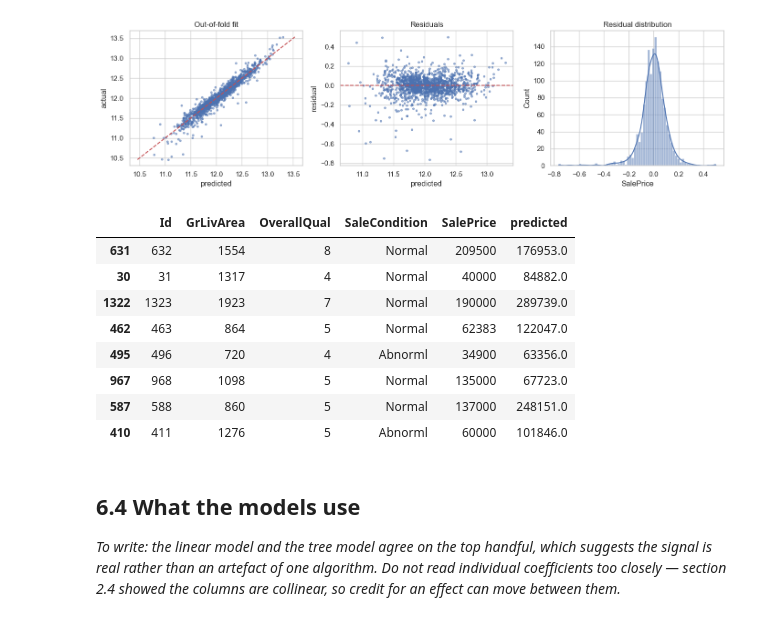
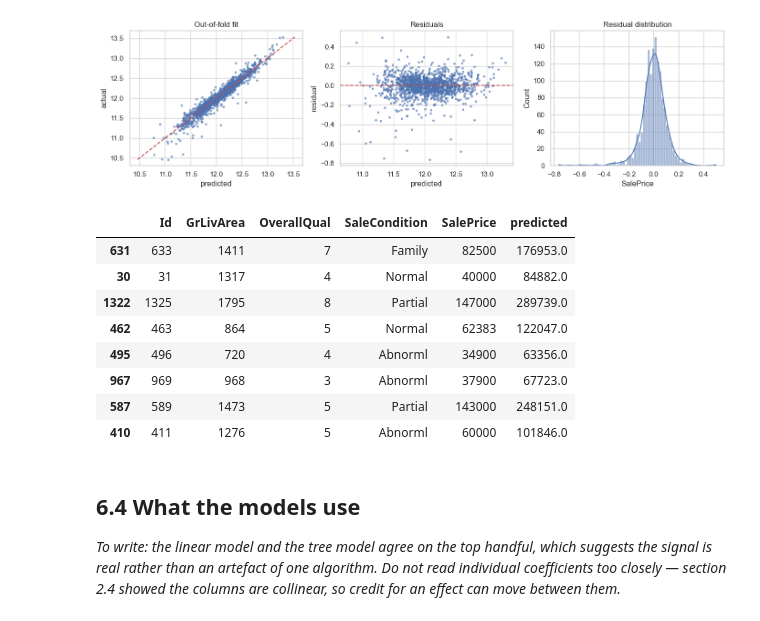
Before and after one commit to siddharthyashkukreja-cloud/smu_programming_group, a Jupyter notebook: ACCT682_Housing_prices.ipynb, the cells around one changed output. Saved outputs shown, nothing was run; the diff lists cells and outputs as text; code cells hidden in the pictures.

```diff
--- a/ACCT682_Housing_prices.ipynb
+++ b/ACCT682_Housing_prices.ipynb
@@ -193,0 +201,9 @@ Several predictors carry almost the same information. This is the reason plain O
+# %%
+# distributions of the strongest numeric predictors
+top6 = [c for c in corr.head(8).index if c != "SalePrice"][:6]
+
+fig, ax = plt.subplots(2, 3, figsize=(13, 6))
+for a, col in zip(ax.ravel(), top6):
+    sns.histplot(train[col], kde=True, ax=a)
+    a.set_title(f"{col} (skew {train[col].skew():.2f})")
+plt.tight_layout()
@@ -326,6 +359,9 @@ log1p applied to 25 columns
 
 Scaling matters for the penalised regressions and the SVR, which all compare coefficients or distances across columns; the tree models are indifferent to it. `handle_unknown="ignore"` means a category that only appears in test cannot break the model. Everything sits in a `Pipeline` so the scaler and encoder are fitted on training folds only.
 # %%
+# the rows we are keeping, for looking houses up later
+train_kept = train[keep].reset_index(drop=True)
+
 X_all = all_data.iloc[:ntrain].drop(columns=["Id"]).reset_index(drop=True)
 X_test = all_data.iloc[ntrain:].drop(columns=["Id"]).reset_index(drop=True)
 test_ids = test["Id"].values
@@ -479,0 +552,6 @@ GradientBoosting  CV RMSE = 0.1159
+# %%
+best_alpha_nn = min(mlp_oofs, key=lambda a: mean_squared_error(y, mlp_oofs[a]))
+mlp = network(best_alpha_nn)
+mlp_oof = mlp_oofs[best_alpha_nn]
+mlp_rmse = np.sqrt(mean_squared_error(y, mlp_oof))
+print(f"chosen: alpha={best_alpha_nn}  ->  CV RMSE = {mlp_rmse:.4f}")
@@ -502,0 +562,24 @@ The good models are wrong in different places, so averaging cancels part of the
+# %%
+models = {"OLS": ols_oof, "Ridge": ridge_oof, "Lasso": lasso_oof,
+          "SVR": svr_oof, "XGBoost": xgb_oof, "GradientBoosting": gbr_oof,
+          "MLP": mlp_oof}
+
+# scores Kaggle returned when we submitted each model on its own, typed in by hand
+# from the leaderboard -- these are true out-of-sample, on 1,459 houses we never see
+kaggle_lb = {"OLS": 0.13626, "Lasso": 0.12813, "SVR": 0.12644, "XGBoost": 0.13089,
+             "GradientBoosting": 0.13063, "MLP": 0.12660}
+
+results = pd.DataFrame({"model": list(models),
+                        "cv_rmse": [np.sqrt(mean_squared_error(y, p)) for p in models.values()]})
+results["kaggle_lb"] = results.model.map(kaggle_lb)
+results["gap"] = results.kaggle_lb - results.cv_rmse
+
+# the leaderboard is the score that counts, so lead with it
+results = results[["model", "kaggle_lb", "cv_rmse", "gap"]]
+
+submitted = results.dropna(subset=["kaggle_lb"])
+rho = submitted.cv_rmse.corr(submitted.kaggle_lb, method="spearman")
+print(f"Spearman rank correlation, CV vs leaderboard: {rho:.2f}")
+print(f"gap ranges from {submitted.gap.min():.4f} to {submitted.gap.max():.4f}")
+
+results.sort_values("kaggle_lb").round(4).reset_index(drop=True)
@@ -566,18 +695,18 @@ median error in dollars : 8,724
 [figure]
 # %%
 worst = resid.abs().sort_values(ascending=False).head(8).index
-train.loc[worst, ["Id", "GrLivArea", "OverallQual", "SaleCondition", "SalePrice"]].assign(
+train_kept.loc[worst, ["Id", "GrLivArea", "OverallQual", "SaleCondition", "SalePrice"]].assign(
     predicted=np.exp(blend_oof[worst]).round(0)
 )
 # %% [output]
 |  | Id | GrLivArea | OverallQual | SaleCondition | SalePrice | predicted |
-| 631 | 632 | 1554 | 8 | Normal | 209500 | 176953.0 |
+| 631 | 633 | 1411 | 7 | Family | 82500 | 176953.0 |
 | 30 | 31 | 1317 | 4 | Normal | 40000 | 84882.0 |
-| 1322 | 1323 | 1923 | 7 | Normal | 190000 | 289739.0 |
+| 1322 | 1325 | 1795 | 8 | Partial | 147000 | 289739.0 |
 | 462 | 463 | 864 | 5 | Normal | 62383 | 122047.0 |
 | 495 | 496 | 720 | 4 | Abnorml | 34900 | 63356.0 |
-| 967 | 968 | 1098 | 5 | Normal | 135000 | 67723.0 |
-| 587 | 588 | 860 | 5 | Normal | 137000 | 248151.0 |
+| 967 | 969 | 968 | 3 | Abnorml | 37900 | 67723.0 |
+| 587 | 589 | 1473 | 5 | Partial | 143000 | 248151.0 |
 | 410 | 411 | 1276 | 5 | Abnorml | 60000 | 101846.0 |
 # %% [markdown]
 ## 6.4 What the models use
```
Also changed, not shown: parts of 31 cells of this notebook, 8 other files.
